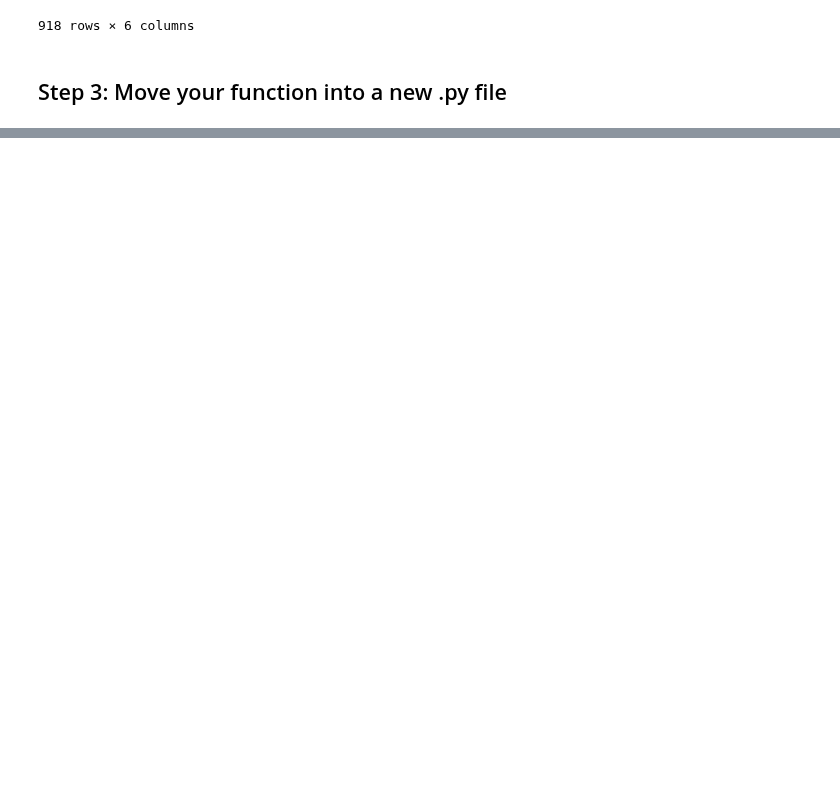
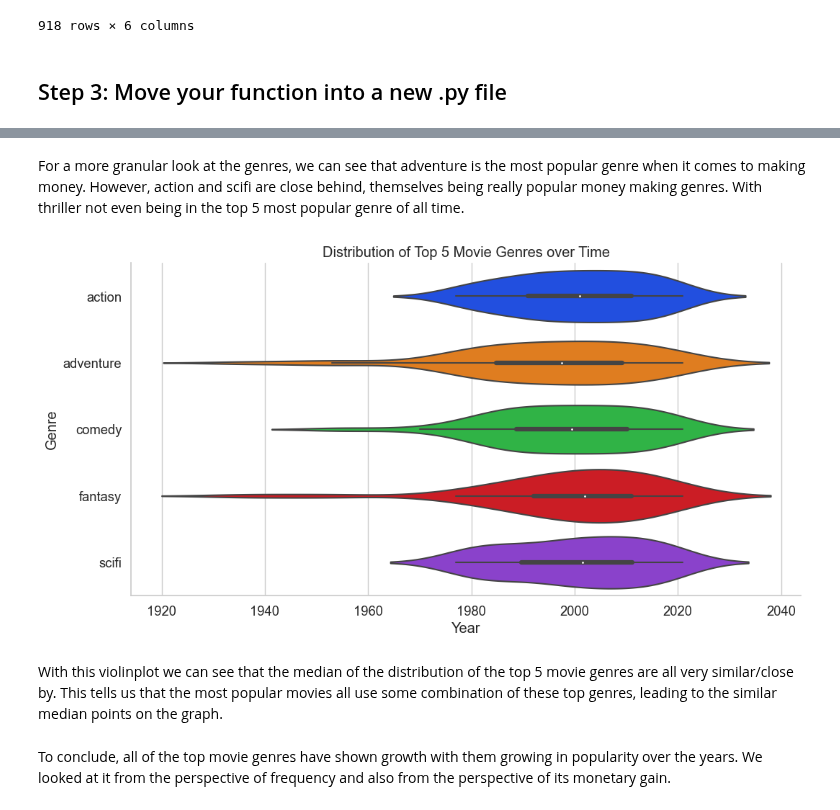
Before and after one commit to ubco-W2022T2-data301/project-group-group52, a Jupyter notebook: analysis/analysis1.ipynb, the cells around one changed output, grey strips where cells are left out. Cells and saved outputs as stored; diff of their text form; code cells hidden in the pictures; blank space fills up the shorter version.

```diff
--- a/analysis/analysis1.ipynb
+++ b/analysis/analysis1.ipynb
@@ -153,0 +254,22 @@ ImportError: attempted relative import with no known parent package
+# %% [markdown]
+For a more granular look at the genres, we can see that adventure is the most popular genre when it comes to making money. However, action and scifi are close behind, themselves being really popular money making genres. With thriller not even being in the top 5 most popular genre of all time.
+# %%
+df_genres = df.assign(Genre=df['Genre'].str.split(' ')).explode('Genre')
+
+genre_gross_by_year = df_genres.groupby(['Genre', 'Release Year'])['World Sales (in $)'].sum().reset_index()
+
+top5_genres = genre_gross_by_year.groupby('Genre')['World Sales (in $)'].sum().nlargest(5).index.tolist()
+
+genre_gross_by_year_top5 = genre_gross_by_year[genre_gross_by_year['Genre'].isin(top5_genres)]
+
+sns.set_style("whitegrid")
+#plt.figure(figsize=(12,6))
+t=sns.violinplot(data=genre_gross_by_year_top5, x='Release Year', y='Genre', palette='bright')
+t.set(title='Distribution of Top 5 Movie Genres over Time',xlabel="Year",ylabel="Genre");
+sns.despine()
+# %% [output]
+[figure, added]
+# %% [markdown]
+With this violinplot we can see that the median of the distribution of the top 5 movie genres are all very similar/close by. This tells us that the most popular movies all use some combination of these top genres, leading to the similar median points on the graph.
+# %% [markdown]
+To conclude, all of the top movie genres have shown growth with them growing in popularity over the years. We looked at it from the perspective of frequency and also from the perspective of its monetary gain.
```
Also changed, not shown: parts of 10 cells of this notebook.
